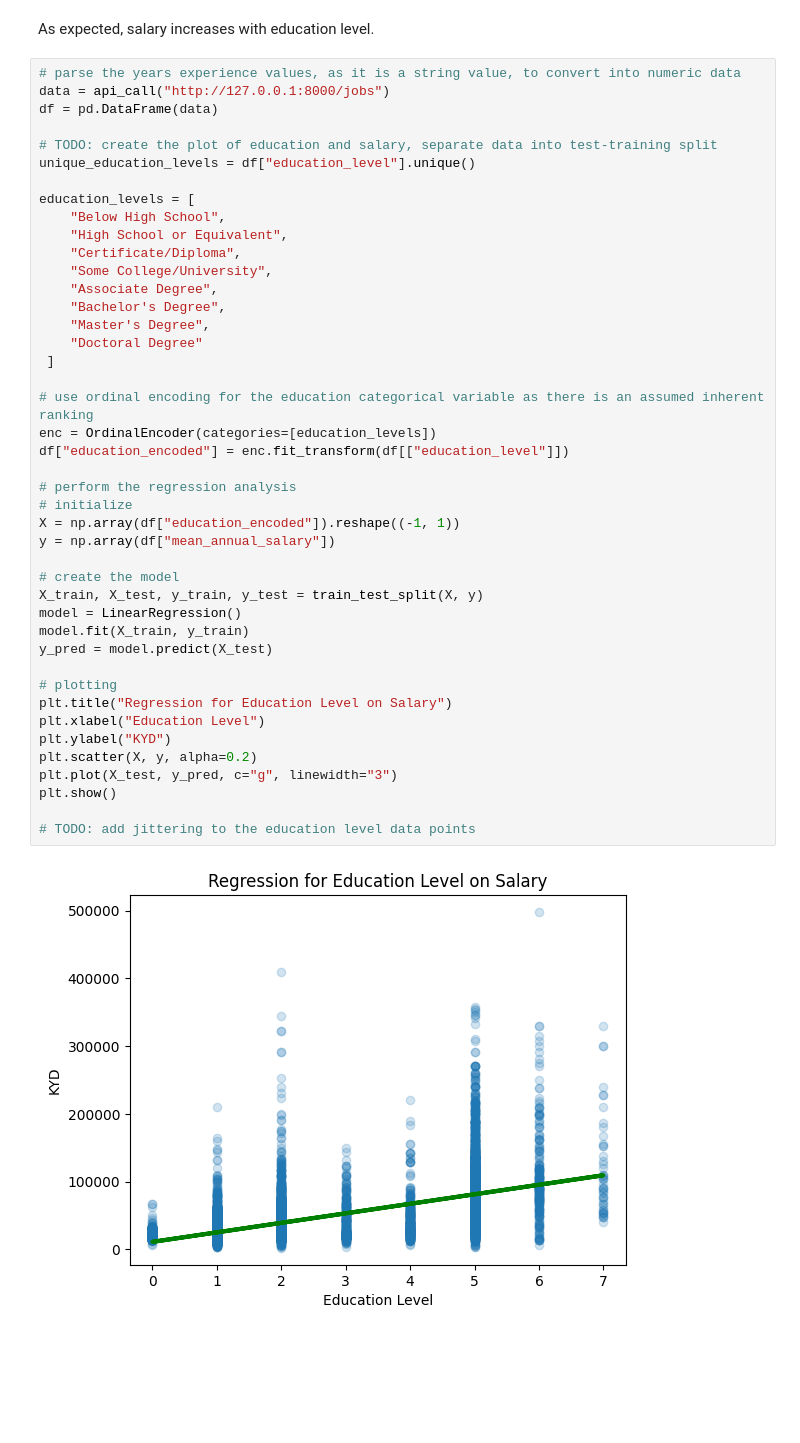
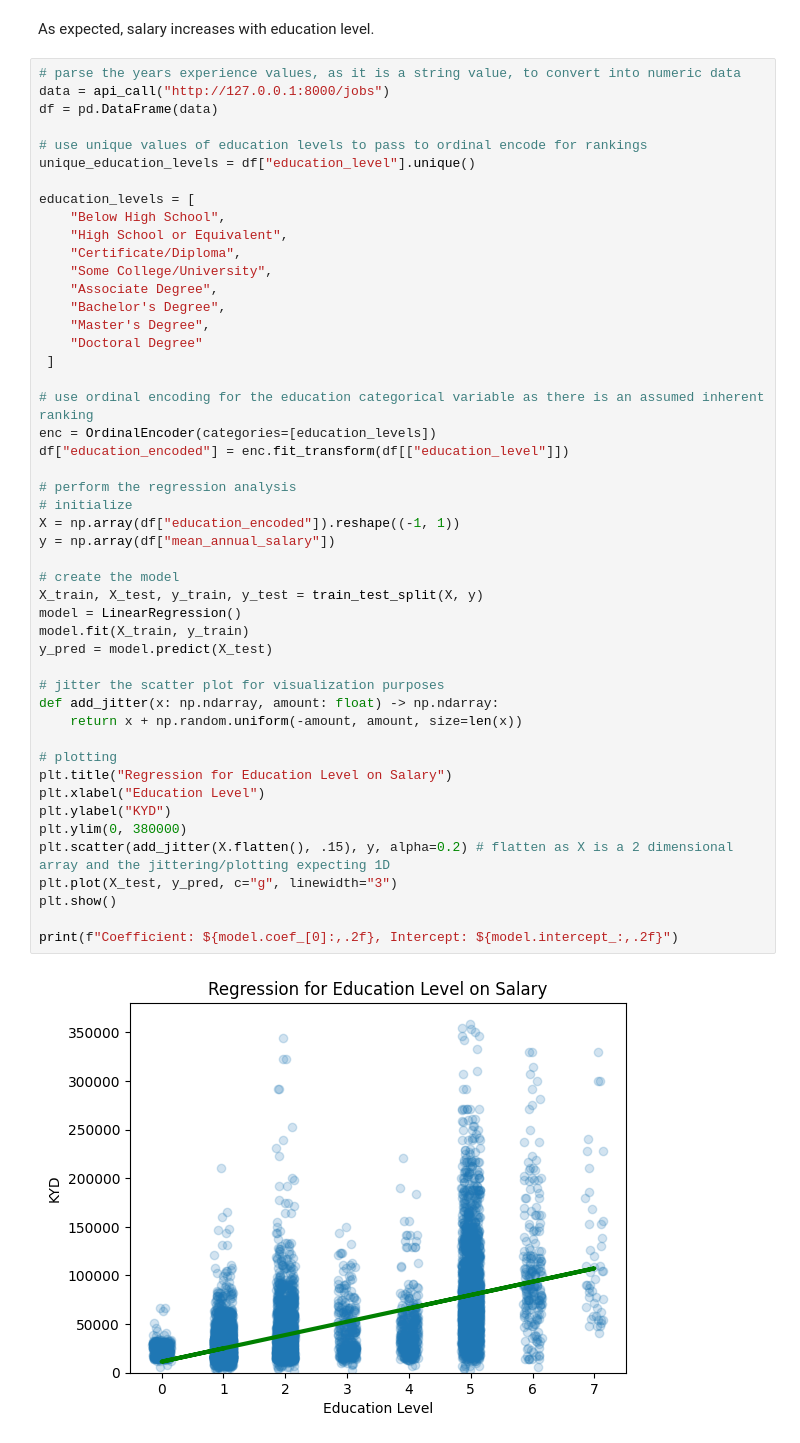
Before and after one commit to everupward248/worc_api, a Jupyter notebook: src/helper_modules/data_analysis.ipynb, the cells around one changed output. Saved outputs shown, nothing was run; the diff lists cells and outputs as text; blank space fills up the shorter version.

Commit message:
data analysis portion of the project completed. to move onto the unit tests before writing db indices and packaging

```diff
--- a/src/helper_modules/data_analysis.ipynb
+++ b/src/helper_modules/data_analysis.ipynb
@@ -330,7 +330,7 @@ As expected, salary increases with education level.
 data = api_call("http://127.0.0.1:8000/jobs")
 df = pd.DataFrame(data)
 
-# TODO: create the plot of education and salary, separate data into test-training split
+# use unique values of education levels to pass to ordinal encode for rankings
 unique_education_levels = df["education_level"].unique()
 
 education_levels = [
@@ -340,33 +340,38 @@ education_levels = [
     "Some College/University",
     "Associate Degree",
     "Bachelor's Degree",
     "Master's Degree",
     "Doctoral Degree"
  ]
 
 # use ordinal encoding for the education categorical variable as there is an assumed inherent ranking
 enc = OrdinalEncoder(categories=[education_levels])
 df["education_encoded"] = enc.fit_transform(df[["education_level"]])
 
 # perform the regression analysis
 # initialize
 X = np.array(df["education_encoded"]).reshape((-1, 1))
 y = np.array(df["mean_annual_salary"])
 
 # create the model
 X_train, X_test, y_train, y_test = train_test_split(X, y)
 model = LinearRegression()
 model.fit(X_train, y_train)
 y_pred = model.predict(X_test)
 
+# jitter the scatter plot for visualization purposes
+def add_jitter(x: np.ndarray, amount: float) -> np.ndarray:
+    return x + np.random.uniform(-amount, amount, size=len(x))
+
 # plotting
 plt.title("Regression for Education Level on Salary")
 plt.xlabel("Education Level")
 plt.ylabel("KYD")
-plt.scatter(X, y, alpha=0.2)
+plt.ylim(0, 380000)
+plt.scatter(add_jitter(X.flatten(), .15), y, alpha=0.2) # flatten as X is a 2 dimensional array and the jittering/plotting expecting 1D
 plt.plot(X_test, y_pred, c="g", linewidth="3")
 plt.show()
 
-# TODO: add jittering to the education level data points
+print(f"Coefficient: ${model.coef_[0]:,.2f}, Intercept: ${model.intercept_:,.2f}")
 # %% [output]
-[figure, old version]
+[figure, new version]
```
Also changed, not shown: parts of 5 cells of this notebook, 3 other files.
